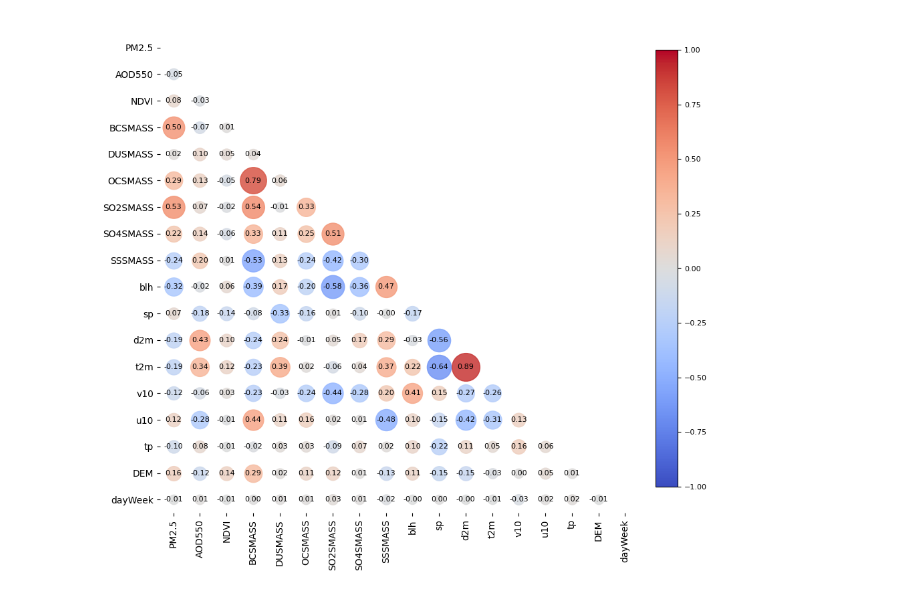
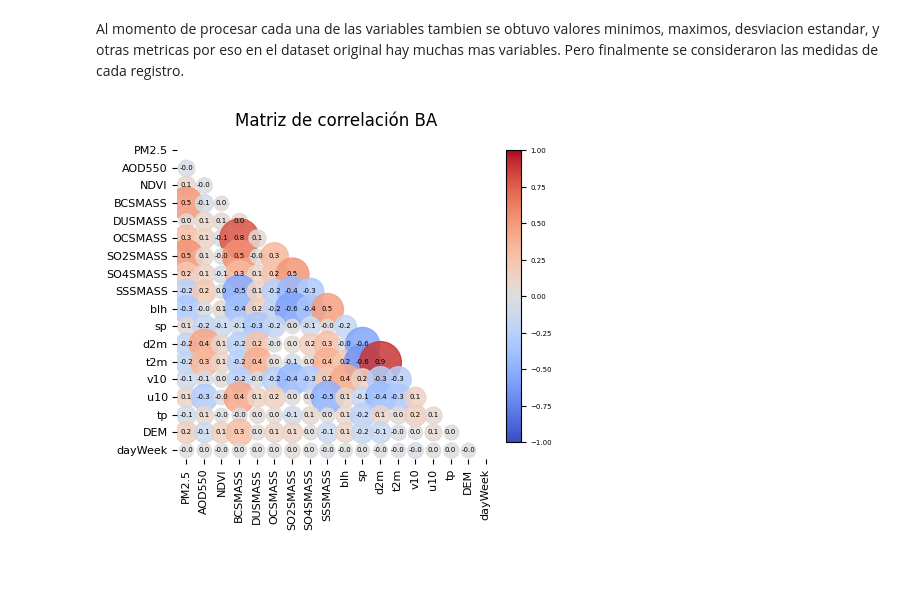
Before and after one commit to joseurquiza88/Prediccion-AQ-LatAm-Python, a Jupyter notebook: 02-Estaciones Monitoreo/02_AnalisisCorrelacion.ipynb, the cells around one changed output. Saved outputs shown, nothing was run; the diff lists cells and outputs as text; code cells hidden in the pictures; blank space fills up the shorter version.

```diff
--- a/02-Estaciones Monitoreo/02_AnalisisCorrelacion.ipynb
+++ b/02-Estaciones Monitoreo/02_AnalisisCorrelacion.ipynb
@@ -21,11 +25,12 @@ import seaborn as sns
 # %%
-data = pd.read_csv("D:/Josefina/Proyectos/ProyectoChile/BA/proceed/merge_tot/BA_merge_comp.csv")
-
-data.info() #Devuelve información número de filas, número de columnas, índices, tipo de objeto de cada columna
-# data_satelital
+# Estacion
+estacion = "BA"
+data = pd.read_csv(f"D:/Josefina/Proyectos/ProyectoChile/{estacion}/proceed/merge_tot/{estacion}_merge_comp.csv")
+#data.info() #Devuelve información número de filas, número de columnas, índices, tipo de objeto de cada columna
 #--- Fromato date
 data["date"] = data["date"].apply(lambda x: datetime.strptime(x,"%Y-%m-%d"))
-
-# #Seteamos con index a la columna date_hour
+# Seteamos con index a la columna
 data.set_index('date', inplace = True)
+# Columnas
+data.columns
 # %% [output]
@@ -49 +46,3 @@ memory usage: 1.2+ MB
+# %% [markdown]
+Al momento de procesar cada una de las variables tambien se obtuvo valores minimos, maximos, desviacion estandar, y otras metricas por eso en el dataset original hay muchas mas variables. Pero finalmente se consideraron las medidas de cada registro.
 # %%
@@ -79,63 +53,45 @@ data_hora.columns = [
 # %%
-
-
-# Calcular matriz de correlación
-corr = data_hora.corr()
-
+######### Plot para una mejor visualizacion
+corr = data_subt.corr()
 # Crear figura
-fig, ax = plt.subplots(figsize=(10, 10))
-
+fig, ax = plt.subplots(figsize=(5, 5))
 labels = corr.columns
 n = len(labels)
-
 # Tamaño de los círculos
-# max_circle_size = 5500
-# min_circle_size = 600
-
 max_circle_size = 1000
 min_circle_size = 100
-
-
 # Colormap
 cmap = plt.cm.coolwarm
-
 # Dibujar mitad inferior
 for i in range(n):
     for j in range(n):
         if i > j:
             val = corr.iloc[i, j]
             color = cmap((val + 1) / 2)
             size = np.abs(val) * (max_circle_size - min_circle_size) + min_circle_size
             ax.scatter(j, i, s=size, color=color, alpha=0.85)
-            ax.text(j, i, f"{val:.2f}", ha='center', va='center', fontsize=8, color='black')
-
+            ax.text(j, i, f"{val:.1f}", ha='center', va='center', fontsize=5, color='black')
 # Etiquetas
 ax.set_xticks(np.arange(n))
 ax.set_yticks(np.arange(n))
-ax.set_xticklabels(labels, rotation=90, fontsize=10)
-ax.set_yticklabels(labels, fontsize=10)
-
+ax.set_xticklabels(labels, rotation=90, fontsize=8)
+ax.set_yticklabels(labels, fontsize=8)
 # Ajustes visuales
 ax.set_xlim(-0.5, n - 0.5)
 ax.set_ylim(-0.9, n - 0.5)
 ax.invert_yaxis()
 ax.set_aspect('equal')
-
 # Ocultar bordes
 for spine in ax.spines.values():
     spine.set_visible(False)
-
 # Colorbar
 sm = plt.cm.ScalarMappable(cmap=cmap, norm=plt.Normalize(vmin=-1, vmax=1))
 sm.set_array([])
 cbar = plt.colorbar(sm, ax=ax, shrink=0.7, pad=0.03)
-cbar.ax.tick_params(labelsize=8)
-# cbar.set_label('Correlación', fontsize=14)
-
+cbar.ax.tick_params(labelsize=5)
 # Título
-# plt.title("Matriz de correlación (mitad inferior con círculos)", fontsize=20)
-
+plt.title(f"Matriz de correlación {estacion}", fontsize=12)
 plt.tight_layout(pad=1.5)
 plt.show()
 # %% [output]
-[figure, old version]
+[figure, new version]
```
Also changed, not shown: parts of 9 cells of this notebook, 3 other files.
